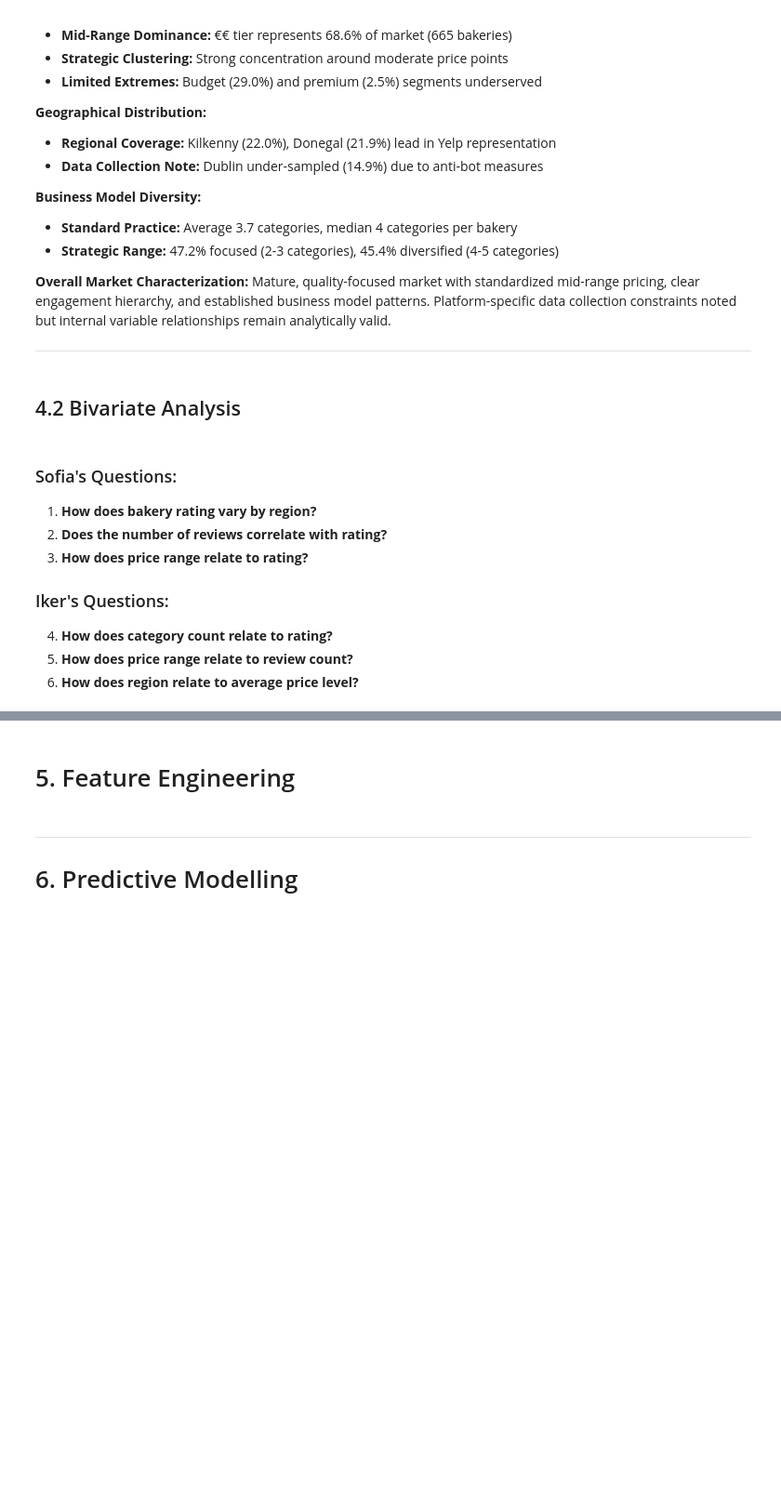
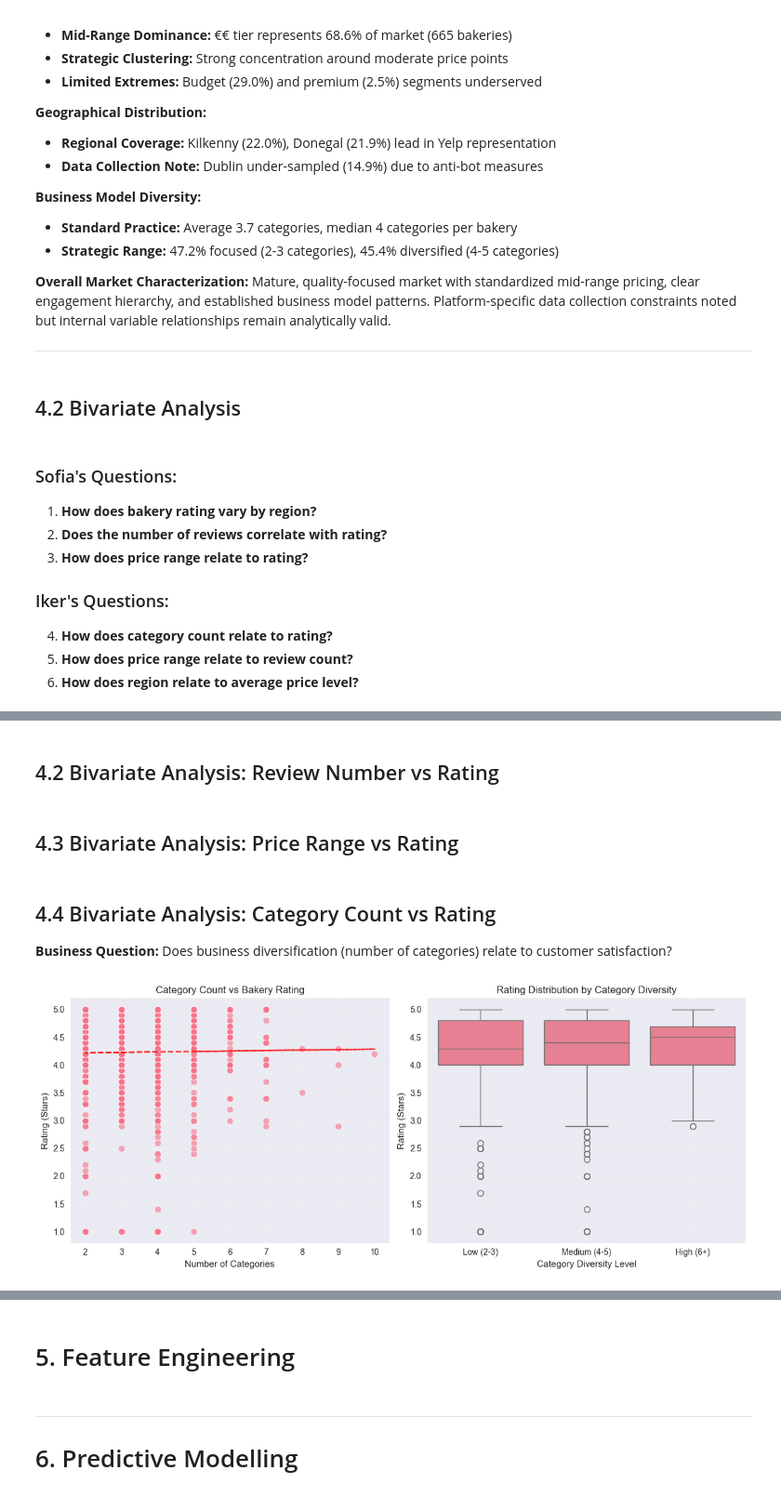
Before and after one commit to vialsiu/irish-bakery-data-science-project, a Jupyter notebook: notebooks/DataAnalysis.ipynb, the cells around one changed output, grey strips where cells are left out. Shown: that part at 93% size. Drawn from its saved outputs; the diff is of its cells as text; code cells hidden in the pictures; blank space fills up the shorter version.

```diff
--- a/notebooks/DataAnalysis.ipynb
+++ b/notebooks/DataAnalysis.ipynb
@@ -996,0 +999,80 @@ Mature, quality-focused market with standardized mid-range pricing, clear engage
+# %% [markdown]
+## 4.2 Bivariate Analysis: Review Number vs Rating
+# %% [markdown]
+## 4.3 Bivariate Analysis: Price Range vs Rating
+# %% [markdown]
+## 4.4 Bivariate Analysis: Category Count vs Rating
+**Business Question:** Does business diversification (number of categories) relate to customer satisfaction?
+# %%
+# Category Count vs Rating Analysis
+plt.figure(figsize=(12, 5))
+
+# Scatter plot with trend line
+plt.subplot(1, 2, 1)
+sns.scatterplot(data=df_clean, x='category_count', y='rating_final', alpha=0.6, s=60)
+plt.xlabel('Number of Categories')
+plt.ylabel('Rating (Stars)')
+plt.title('Category Count vs Bakery Rating')
+plt.grid(True, alpha=0.3)
+
+# Add trend line
+z = np.polyfit(df_clean['category_count'], df_clean['rating_final'], 1)
+p = np.poly1d(z)
+plt.plot(df_clean['category_count'], p(df_clean['category_count']), "r--", alpha=0.8)
+
+# Box plot by category groups
+plt.subplot(1, 2, 2)
+# Create category groups for better visualization
+df_clean['category_group'] = pd.cut(df_clean['category_count'],
+                                   bins=[1, 3, 5, 11],
+                                   labels=['Low (2-3)', 'Medium (4-5)', 'High (6+)'])
+# FIX: Add observed=False to suppress the warning
+sns.boxplot(data=df_clean, x='category_group', y='rating_final')
+plt.xlabel('Category Diversity Level')
+plt.ylabel('Rating (Stars)')
+plt.title('Rating Distribution by Category Diversity')
+plt.grid(True, alpha=0.3)
+
+plt.tight_layout()
+plt.show()
+
+# %%
+# Statistical Analysis
+print("=== CATEGORY COUNT vs RATING ANALYSIS ===")
+print(f"Sample Size: {len(df_clean)} bakeries\n")
+
+# Correlation analysis
+correlation = df_clean['category_count'].corr(df_clean['rating_final'])
+print(f"Pearson Correlation: {correlation:.3f}")
+
+# Group statistics - FIX: Add observed=False
+print("\nRating Statistics by Category Group:")
+category_stats = df_clean.groupby('category_group', observed=False)['rating_final'].agg(['count', 'mean', 'median', 'std'])
+print(category_stats.round(2))
+
+# Statistical test
+from scipy import stats
+low_rating = df_clean[df_clean['category_group'] == 'Low (2-3)']['rating_final']
+medium_rating = df_clean[df_clean['category_group'] == 'Medium (4-5)']['rating_final']
+high_rating = df_clean[df_clean['category_group'] == 'High (6+)']['rating_final']
+
+print(f"\nT-test between Low and Medium diversity:")
+t_stat, p_value = stats.ttest_ind(low_rating, medium_rating)
+print(f"T-statistic: {t_stat:.3f}, P-value: {p_value:.3f}")
+
+# %%
+# Detailed insights
+print("\n" + "="*50)
+print("KEY INSIGHTS:")
+print(f"• Correlation strength: {'Weak' if abs(correlation) < 0.3 else 'Moderate' if abs(correlation) < 0.7 else 'Strong'}")
+print(f"• Relationship direction: {'Positive' if correlation > 0 else 'Negative' if correlation < 0 else 'No relationship'}")
+
+if abs(correlation) > 0.1:
+    direction = "higher" if correlation > 0 else "lower"
+    print(f"• Trend: Bakeries with more categories tend to have {direction} ratings")
+else:
+    print("• Trend: Minimal relationship between category count and ratings")
+
+print(f"• Performance range: {category_stats['mean'].min():.2f} to {category_stats['mean'].max():.2f} stars across diversity levels")
+# %% [output]
+[figure, added]
```
Also changed, not shown: parts of 9 cells of this notebook.
